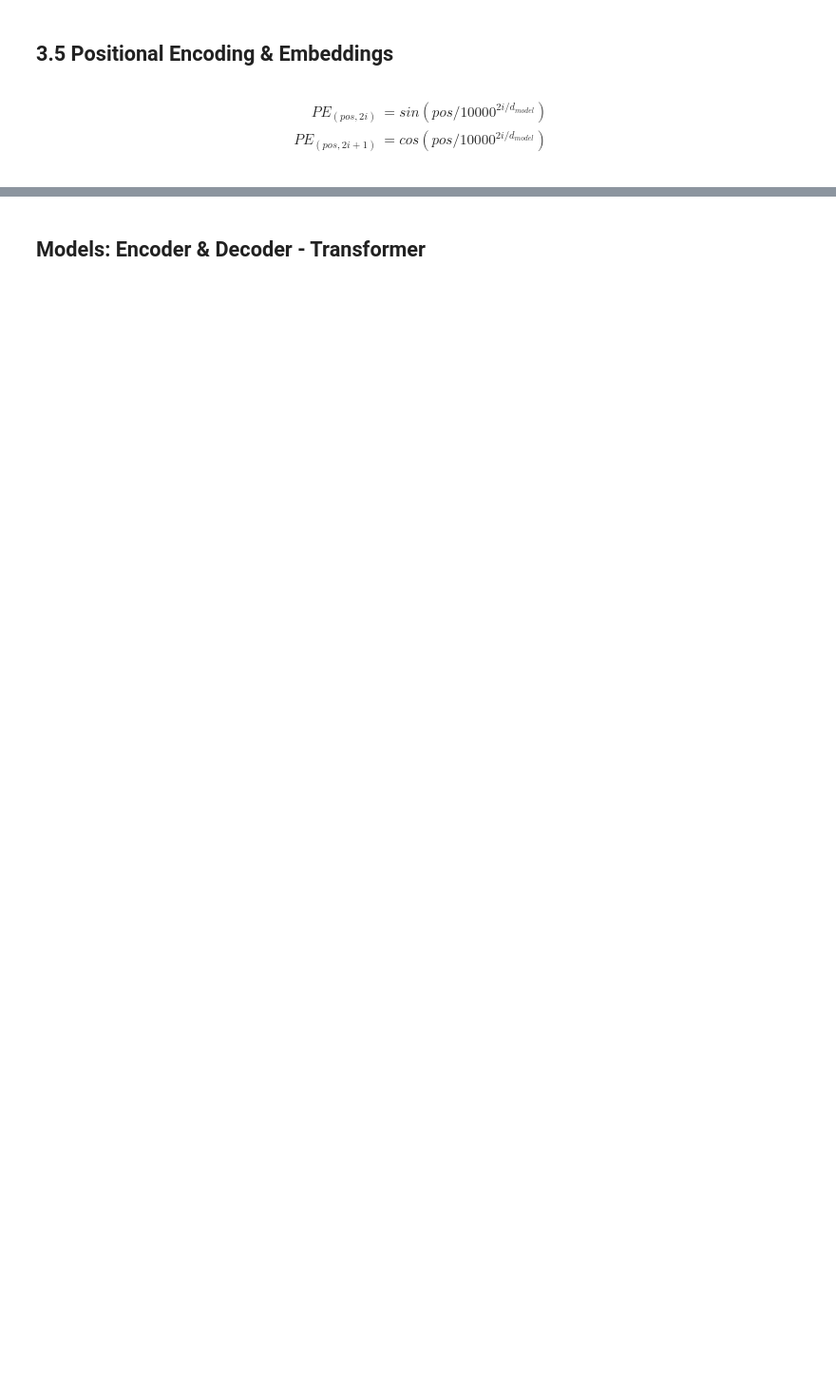
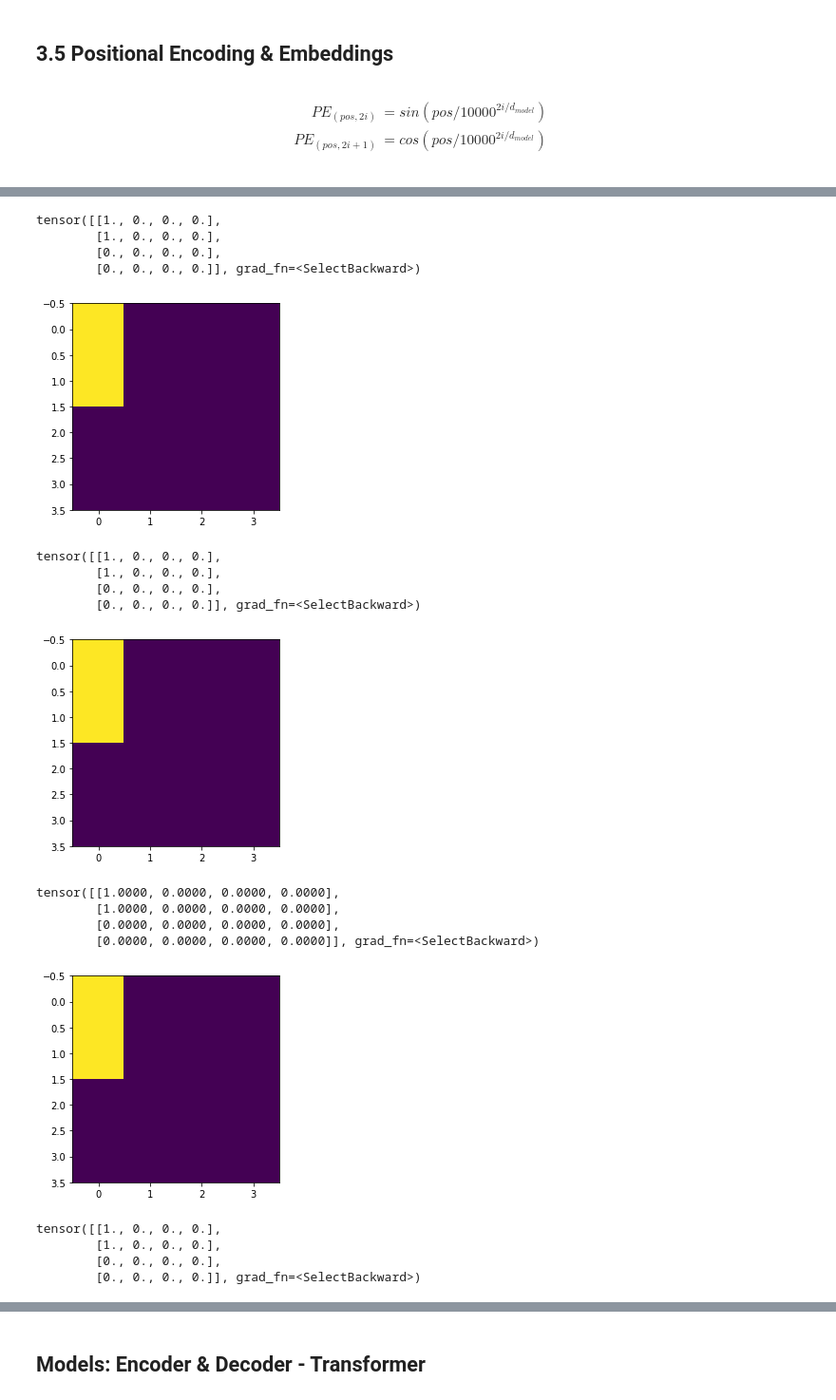
Before and after one commit to simonjisu/deepnlp_study, a Jupyter notebook: notebook/04_Transformer.ipynb, the cells around one changed output, grey strips where cells are left out. Shown at 95% size. Saved outputs shown, nothing was run; the diff lists cells and outputs as text; code cells hidden in the pictures; blank space fills up the shorter version.

```diff
--- a/notebook/04_Transformer.ipynb
+++ b/notebook/04_Transformer.ipynb
@@ -476,0 +657,22 @@ dec_output.size(), dec_self_attn.size(), dec_enc_attn.size()
+# %%
+draw_mask(dec_self_attn, batch=2, stop=4)
+# %% [output]
+tensor([[1., 0., 0., 0.],
+        [1., 0., 0., 0.],
+        [0., 0., 0., 0.],
+        [0., 0., 0., 0.]], grad_fn=<SelectBackward>)
+[figure, added]
+tensor([[1., 0., 0., 0.],
+        [1., 0., 0., 0.],
+        [0., 0., 0., 0.],
+        [0., 0., 0., 0.]], grad_fn=<SelectBackward>)
+[figure, added]
+tensor([[1.0000, 0.0000, 0.0000, 0.0000],
+        [1.0000, 0.0000, 0.0000, 0.0000],
+        [0.0000, 0.0000, 0.0000, 0.0000],
+        [0.0000, 0.0000, 0.0000, 0.0000]], grad_fn=<SelectBackward>)
+[figure, added]
+tensor([[1., 0., 0., 0.],
+        [1., 0., 0., 0.],
+        [0., 0., 0., 0.],
+        [0., 0., 0., 0.]], grad_fn=<SelectBackward>)
```
Also changed, not shown: parts of 54 cells of this notebook, 43 other files.
